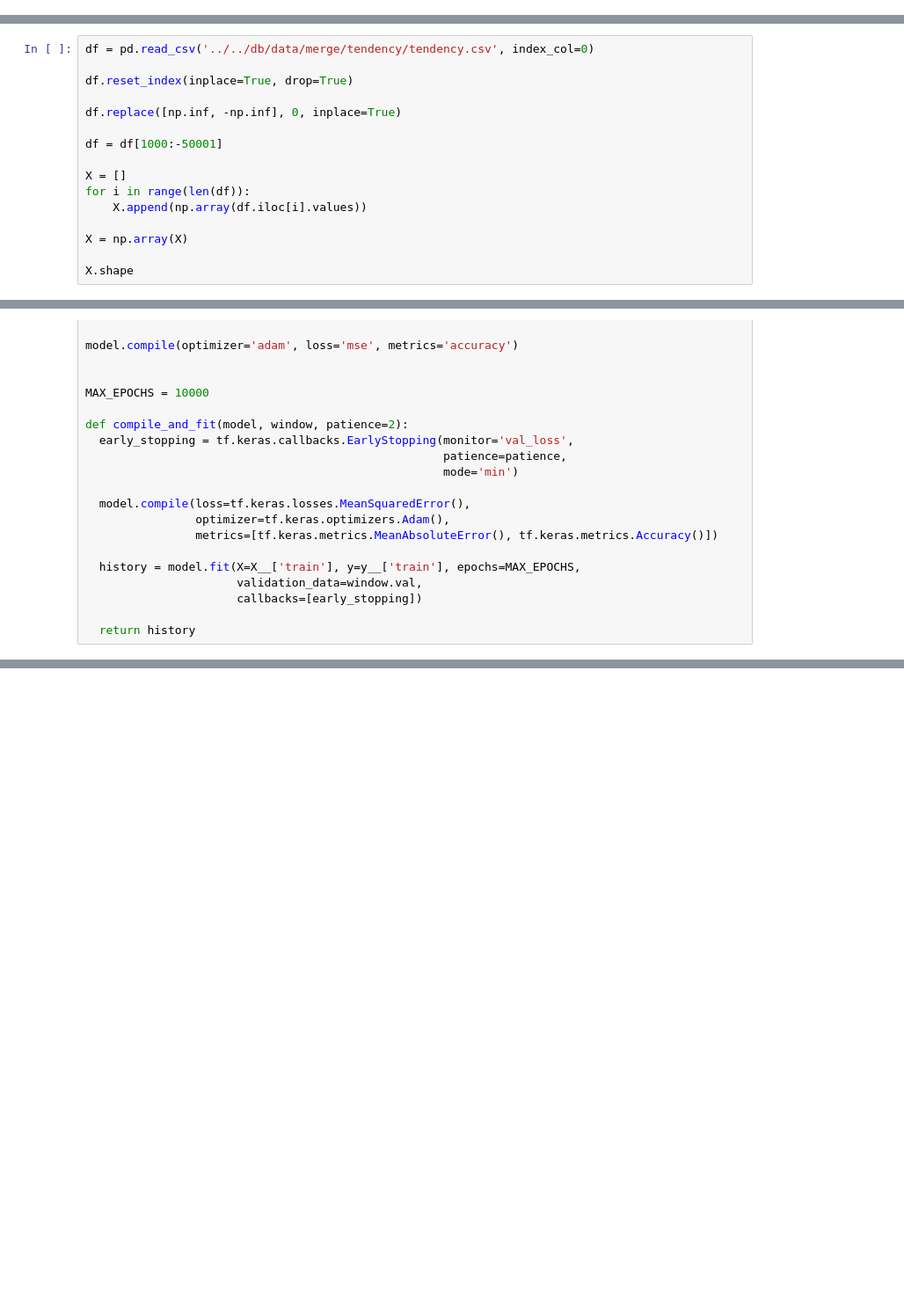
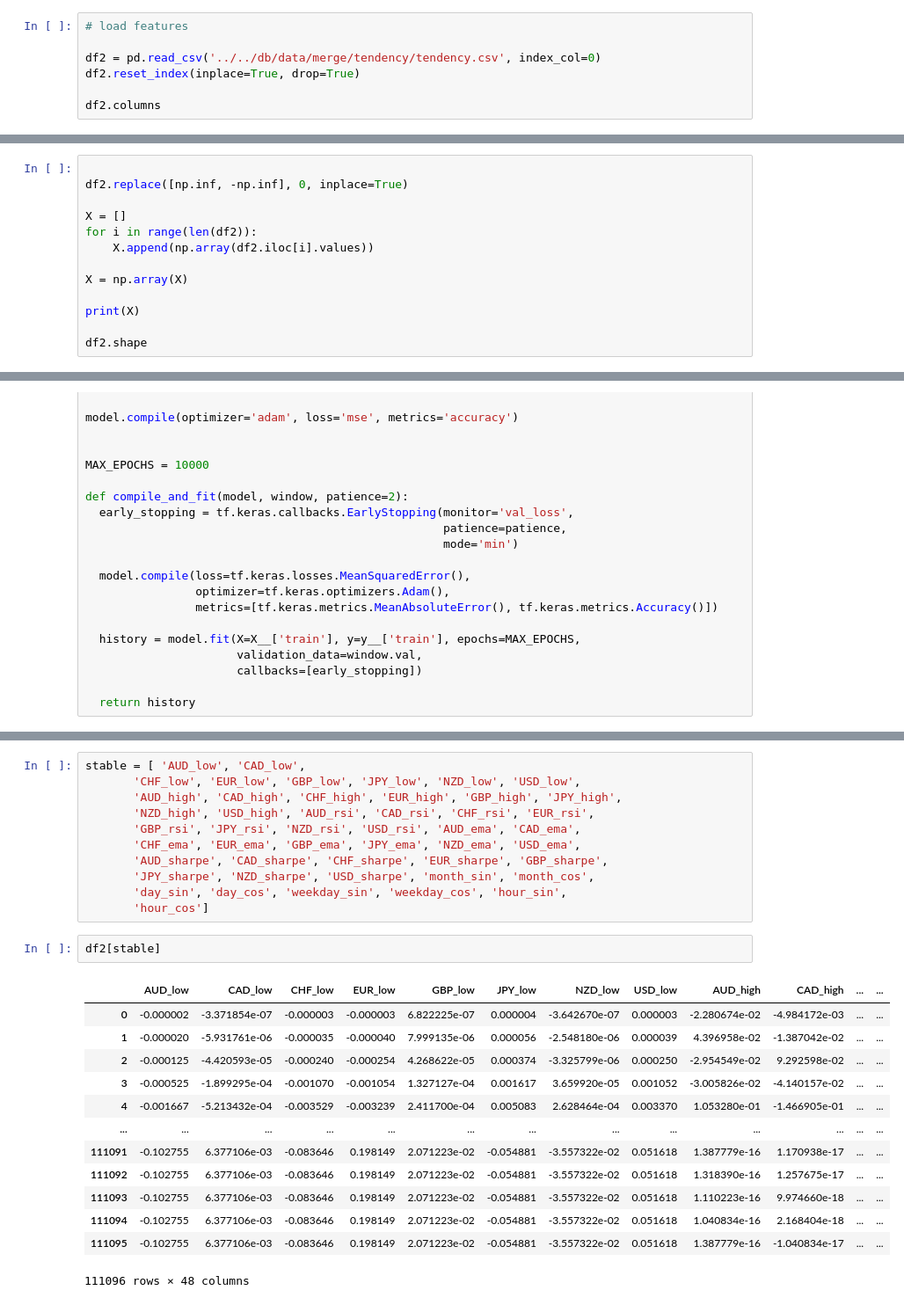
Before and after one commit to alexcolls/rex-ai, a Jupyter notebook: notebooks/alex/clasification.ipynb, the cells around one changed output, grey strips where cells are left out. Shown at 88% size. Drawn from its saved outputs; the diff is of its cells as text; blank space fills up the shorter version.

```diff
--- a/notebooks/alex/clasification.ipynb
+++ b/notebooks/alex/clasification.ipynb
@@ -63,0 +112,7 @@ print(y)
+# %%
+# load features
+
+df2 = pd.read_csv('../../db/data/merge/tendency/tendency.csv', index_col=0)
+df2.reset_index(inplace=True, drop=True)
+
+df2.columns
@@ -64,17 +175,14 @@ print(y)
 # %%
-df = pd.read_csv('../../db/data/merge/tendency/tendency.csv', index_col=0)
 
-df.reset_index(inplace=True, drop=True)
-
-df.replace([np.inf, -np.inf], 0, inplace=True)
-
-df = df[1000:-50001]
+df2.replace([np.inf, -np.inf], 0, inplace=True)
 
 X = []
-for i in range(len(df)):
-    X.append(np.array(df.iloc[i].values))
+for i in range(len(df2)):
+    X.append(np.array(df2.iloc[i].values))
 
 X = np.array(X)
 
-X.shape
+print(X)
+
+df2.shape
 # %% [output]
@@ -249,0 +529,27 @@ ValueError: in user code:
+# %%
+stable = [ 'AUD_low', 'CAD_low',
+       'CHF_low', 'EUR_low', 'GBP_low', 'JPY_low', 'NZD_low', 'USD_low',
+       'AUD_high', 'CAD_high', 'CHF_high', 'EUR_high', 'GBP_high', 'JPY_high',
+       'NZD_high', 'USD_high', 'AUD_rsi', 'CAD_rsi', 'CHF_rsi', 'EUR_rsi',
+       'GBP_rsi', 'JPY_rsi', 'NZD_rsi', 'USD_rsi', 'AUD_ema', 'CAD_ema',
+       'CHF_ema', 'EUR_ema', 'GBP_ema', 'JPY_ema', 'NZD_ema', 'USD_ema',
+       'AUD_sharpe', 'CAD_sharpe', 'CHF_sharpe', 'EUR_sharpe', 'GBP_sharpe',
+       'JPY_sharpe', 'NZD_sharpe', 'USD_sharpe', 'month_sin', 'month_cos',
+       'day_sin', 'day_cos', 'weekday_sin', 'weekday_cos', 'hour_sin',
+       'hour_cos']
+# %%
+df2[stable]
+# %% [output]
+|  | AUD_low | CAD_low | CHF_low | EUR_low | GBP_low | JPY_low | NZD_low | USD_low | AUD_high | CAD_high | ... | ... |
+| 0 | -0.000002 | -3.371854e-07 | -0.000003 | -0.000003 | 6.822225e-07 | 0.000004 | -3.642670e-07 | 0.000003 | -2.280674e-02 | -4.984172e-03 | ... | ... |
+| 1 | -0.000020 | -5.931761e-06 | -0.000035 | -0.000040 | 7.999135e-06 | 0.000056 | -2.548180e-06 | 0.000039 | 4.396958e-02 | -1.387042e-02 | ... | ... |
+| 2 | -0.000125 | -4.420593e-05 | -0.000240 | -0.000254 | 4.268622e-05 | 0.000374 | -3.325799e-06 | 0.000250 | -2.954549e-02 | 9.292598e-02 | ... | ... |
+| 3 | -0.000525 | -1.899295e-04 | -0.001070 | -0.001054 | 1.327127e-04 | 0.001617 | 3.659920e-05 | 0.001052 | -3.005826e-02 | -4.140157e-02 | ... | ... |
+| 4 | -0.001667 | -5.213432e-04 | -0.003529 | -0.003239 | 2.411700e-04 | 0.005083 | 2.628464e-04 | 0.003370 | 1.053280e-01 | -1.466905e-01 | ... | ... |
+| ... | ... | ... | ... | ... | ... | ... | ... | ... | ... | ... | ... | ... |
+| 111091 | -0.102755 | 6.377106e-03 | -0.083646 | 0.198149 | 2.071223e-02 | -0.054881 | -3.557322e-02 | 0.051618 | 1.387779e-16 | 1.170938e-17 | ... | ... |
+| 111092 | -0.102755 | 6.377106e-03 | -0.083646 | 0.198149 | 2.071223e-02 | -0.054881 | -3.557322e-02 | 0.051618 | 1.318390e-16 | 1.257675e-17 | ... | ... |
+| 111093 | -0.102755 | 6.377106e-03 | -0.083646 | 0.198149 | 2.071223e-02 | -0.054881 | -3.557322e-02 | 0.051618 | 1.110223e-16 | 9.974660e-18 | ... | ... |
+| 111094 | -0.102755 | 6.377106e-03 | -0.083646 | 0.198149 | 2.071223e-02 | -0.054881 | -3.557322e-02 | 0.051618 | 1.040834e-16 | 2.168404e-18 | ... | ... |
+| 111095 | -0.102755 | 6.377106e-03 | -0.083646 | 0.198149 | 2.071223e-02 | -0.054881 | -3.557322e-02 | 0.051618 | 1.387779e-16 | -1.040834e-17 | ... | ... |
+111096 rows × 48 columns
```
Also changed, not shown: parts of 42 cells of this notebook, 3 other files.
